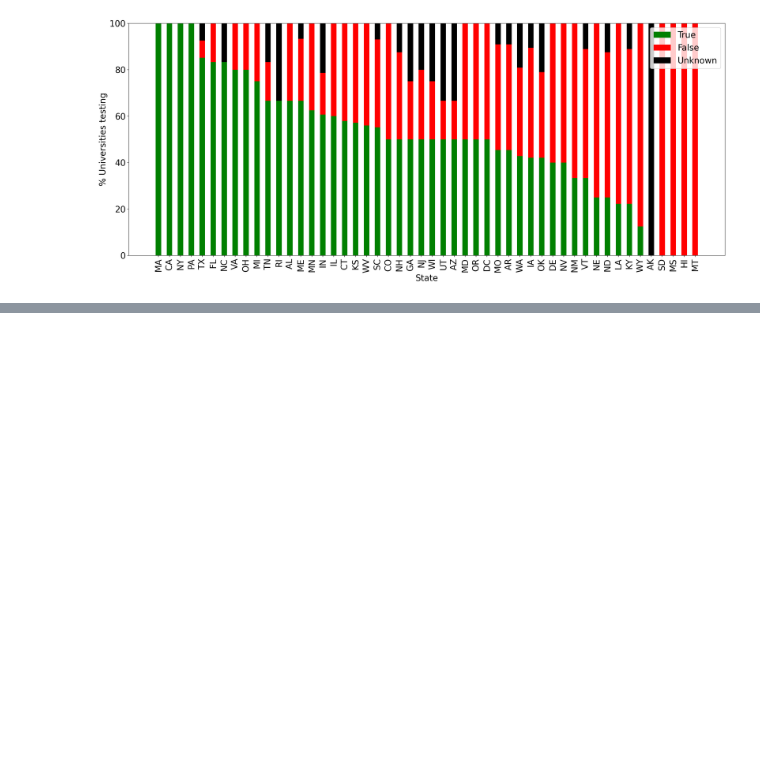
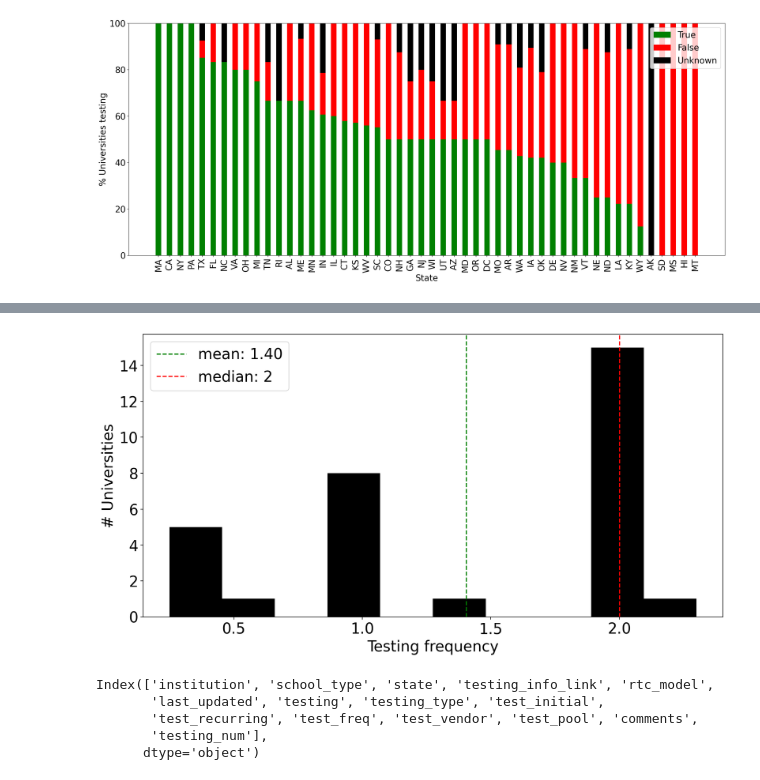
Before and after one commit to pachterlab/BTRBP_2020, a Jupyter notebook: notebooks/basic_stats.ipynb, the cells around one changed output, grey strips where cells are left out. Saved outputs shown, nothing was run; the diff lists cells and outputs as text; code cells hidden in the pictures; blank space fills up the shorter version.

```diff
--- a/notebooks/basic_stats.ipynb
+++ b/notebooks/basic_stats.ipynb
@@ -132,0 +173,27 @@ fig.show()
+# %%
+fig, ax = plt.subplots(figsize=(14,7))
+v = df.query("test_freq!=0").test_freq.values
+x = v[~np.isnan(v)]
+mean = x.mean()
+median = np.median(x)
+ax.hist(x, color="k")
+ax.axvline(mean, label=f"mean: {mean:,.2f}", color="green", linestyle="--")
+ax.axvline(median, label=f"median: {median:,.0f}", color="red", linestyle="--")
+kwd = {
+    "xlabel": "Testing frequency",
+    "ylabel": "# Universities"
+}
+ax.set(**kwd)
+ax.legend()
+
+fig.show()
+# %% [output]
+[figure, added]
+# %%
+df.columns
+# %% [output]
+Index(['institution', 'school_type', 'state', 'testing_info_link', 'rtc_model',
+       'last_updated', 'testing', 'testing_type', 'test_initial',
+       'test_recurring', 'test_freq', 'test_vendor', 'test_pool', 'comments',
+       'testing_num'],
+      dtype='object')
```
Also changed, not shown: parts of 4 cells of this notebook.
